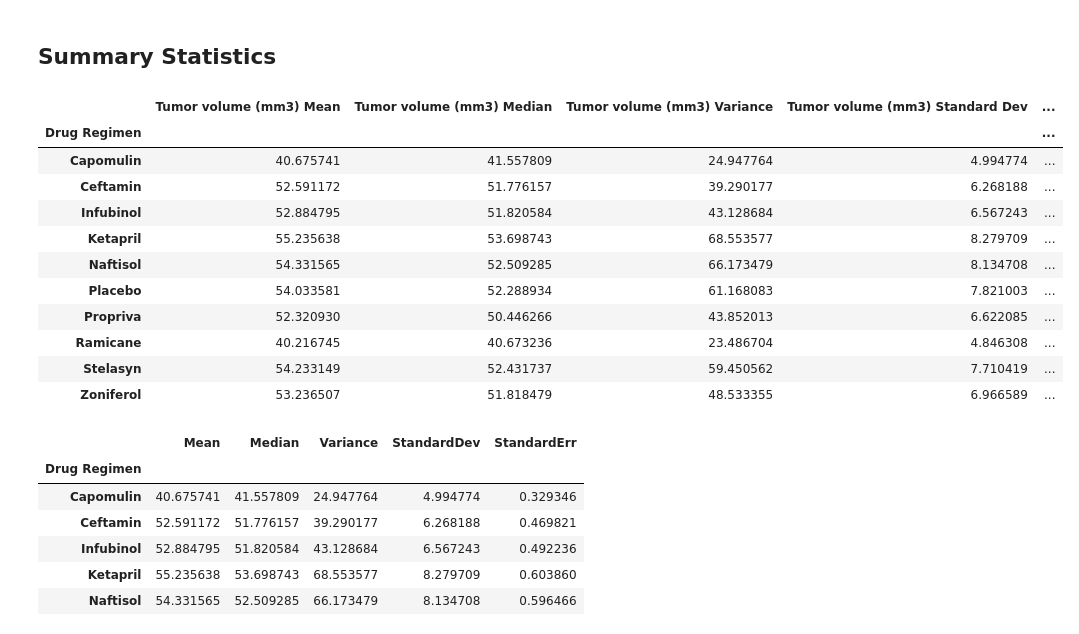
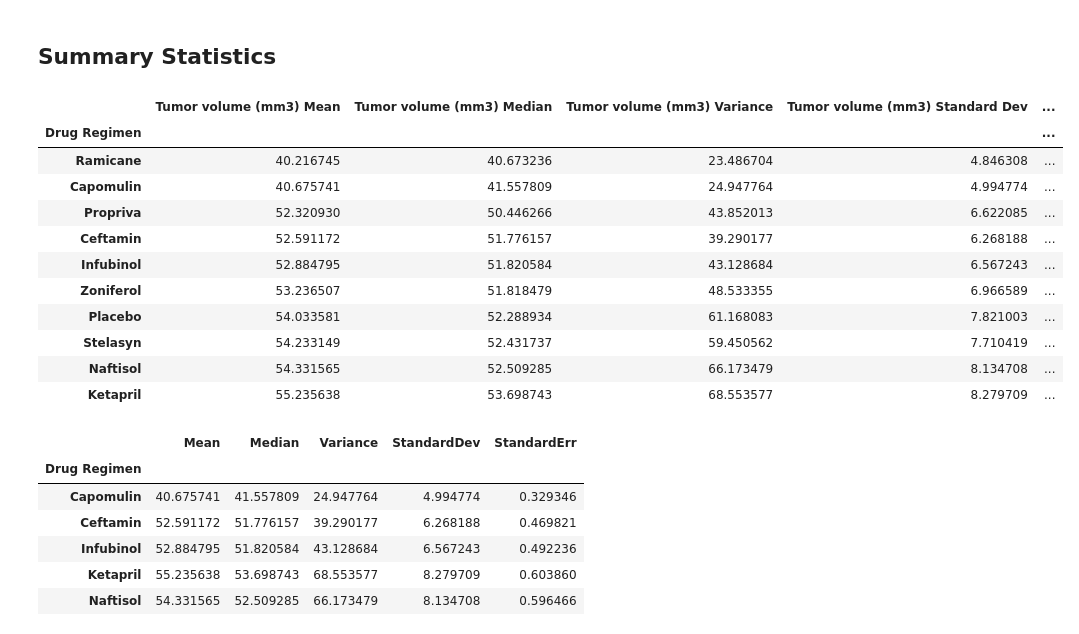
Before and after one commit to jillpeloquin13/Matplotlib, a Jupyter notebook: Pymaceuticals_main.ipynb, the cells around one changed output. Drawn from its saved outputs; the diff is of its cells as text; code cells hidden in the pictures.

```diff
--- a/Pymaceuticals_main.ipynb
+++ b/Pymaceuticals_main.ipynb
@@ -114,39 +115,40 @@ Name: Mouse ID, Length: 248, dtype: int64
 # %%
 # Generate a summary statistics table of mean, median, variance, standard deviation, and SEM of the tumor volume for each regimen
 # Use groupby and summary statistical methods to calculate the following properties of each drug regimen:
 # mean, median, variance, standard deviation, and SEM of the tumor volume.
 # Assemble the resulting series into a single summary dataframe.
 
 # Group Data
 Grouped_Stats_df = combined_study_clean_df.groupby(['Drug Regimen'])
 Grouped_mean_df = Grouped_Stats_df['Tumor Volume (mm3)'].mean()
 Grouped_median_df = Grouped_Stats_df['Tumor Volume (mm3)'].median()
 Grouped_variance_df =Grouped_Stats_df['Tumor Volume (mm3)'].var()
 Grouped_Stdev_df =Grouped_Stats_df['Tumor Volume (mm3)'].std()
 Grouped_sterr_df = Grouped_Stats_df['Tumor Volume (mm3)'].sem()
 
 Summary_table = {
                  "Tumor volume (mm3) Mean": Grouped_mean_df,
                  "Tumor volume (mm3) Median": Grouped_median_df,
                  "Tumor volume (mm3) Variance":Grouped_variance_df,
                  "Tumor volume (mm3) Standard Dev":Grouped_Stdev_df,
                  "Tumor volume (mm3) Standard Error":Grouped_sterr_df,
                 }
 Summary_table_df = pd.DataFrame(Summary_table)
+Summary_table_df = Summary_table_df.sort_values("Tumor volume (mm3) Mean", ascending=True)
 Summary_table_df
 # %% [output]
 |  | Tumor volume (mm3) Mean | Tumor volume (mm3) Median | Tumor volume (mm3) Variance | Tumor volume (mm3) Standard Dev | ... |
 | Drug Regimen |  |  |  |  | ... |
+| Ramicane | 40.216745 | 40.673236 | 23.486704 | 4.846308 | ... |
 | Capomulin | 40.675741 | 41.557809 | 24.947764 | 4.994774 | ... |
+| Propriva | 52.320930 | 50.446266 | 43.852013 | 6.622085 | ... |
 | Ceftamin | 52.591172 | 51.776157 | 39.290177 | 6.268188 | ... |
 | Infubinol | 52.884795 | 51.820584 | 43.128684 | 6.567243 | ... |
+| Zoniferol | 53.236507 | 51.818479 | 48.533355 | 6.966589 | ... |
+| Placebo | 54.033581 | 52.288934 | 61.168083 | 7.821003 | ... |
+| Stelasyn | 54.233149 | 52.431737 | 59.450562 | 7.710419 | ... |
+| Naftisol | 54.331565 | 52.509285 | 66.173479 | 8.134708 | ... |
 | Ketapril | 55.235638 | 53.698743 | 68.553577 | 8.279709 | ... |
-| Naftisol | 54.331565 | 52.509285 | 66.173479 | 8.134708 | ... |
-| Placebo | 54.033581 | 52.288934 | 61.168083 | 7.821003 | ... |
-| Propriva | 52.320930 | 50.446266 | 43.852013 | 6.622085 | ... |
-| Ramicane | 40.216745 | 40.673236 | 23.486704 | 4.846308 | ... |
-| Stelasyn | 54.233149 | 52.431737 | 59.450562 | 7.710419 | ... |
-| Zoniferol | 53.236507 | 51.818479 | 48.533355 | 6.966589 | ... |
 # %%
 # Generate a summary statistics table of mean, median, variance, standard deviation, and SEM of the tumor volume for each regimen
 # Using the aggregation method, produce the same summary statistics in a single line
```
Also changed, not shown: parts of 1 cell of this notebook.
